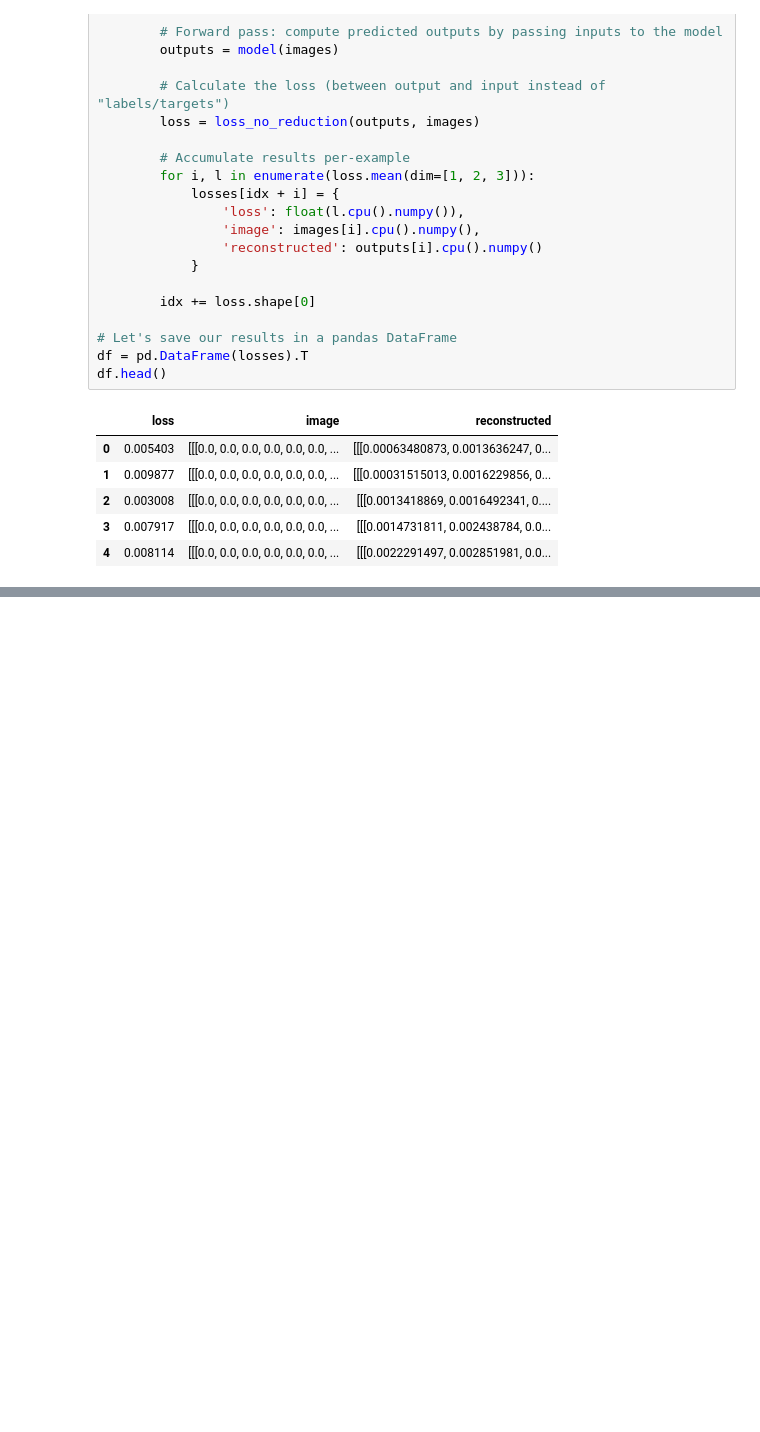
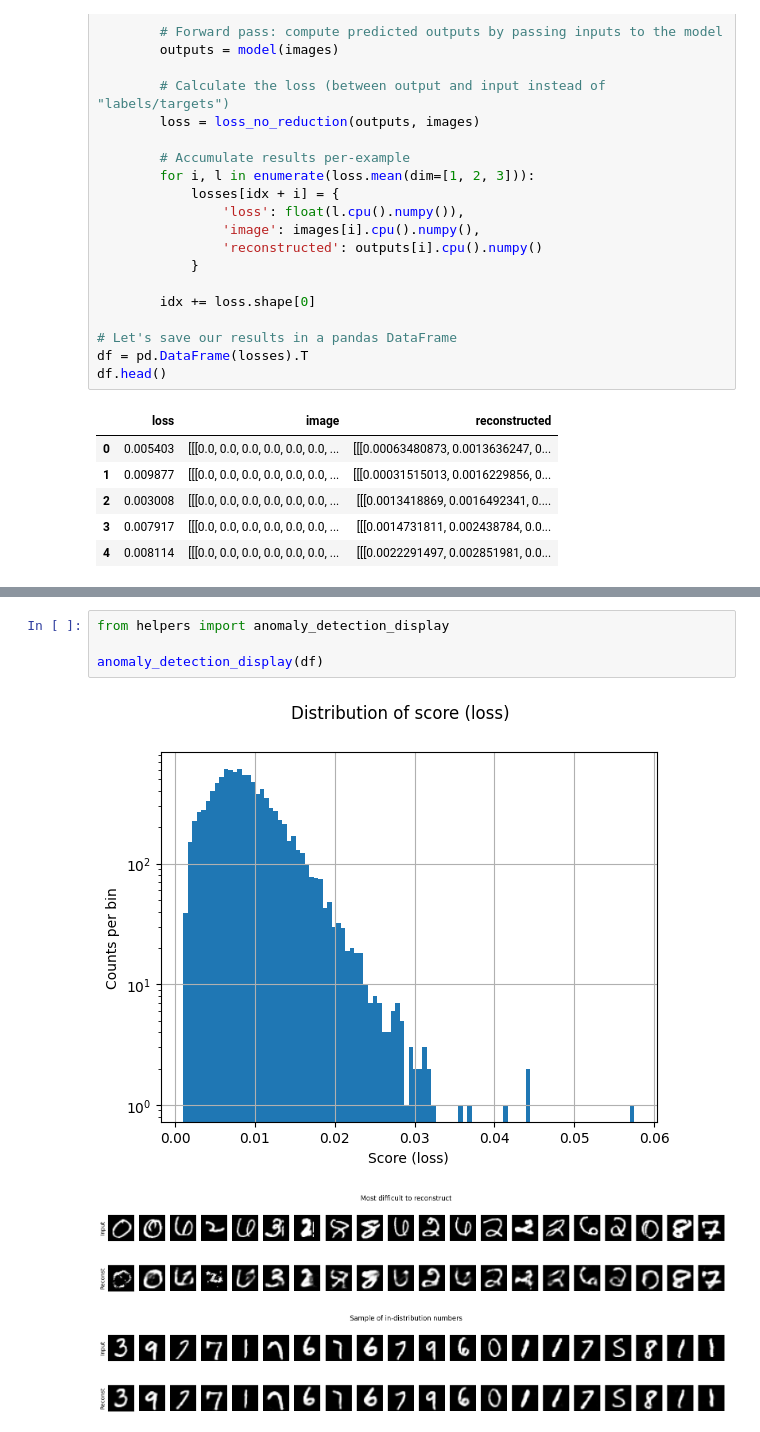
Before and after one commit to Md7tz/DenseAutoEncoder, a Jupyter notebook: dense_autoencoder.ipynb, the cells around one changed output, grey strips where cells are left out. Cells and saved outputs as stored; diff of their text form; blank space fills up the shorter version.

Commit message:
auto encoder display histogram

```diff
--- a/dense_autoencoder.ipynb
+++ b/dense_autoencoder.ipynb
@@ -318,0 +327,8 @@ df.head()
+# %%
+from helpers import anomaly_detection_display
+
+anomaly_detection_display(df)
+# %% [output]
+[figure, added]
+[figure, added]
+[figure, added]
```
Also changed, not shown: parts of 2 cells of this notebook, 1 other file.
